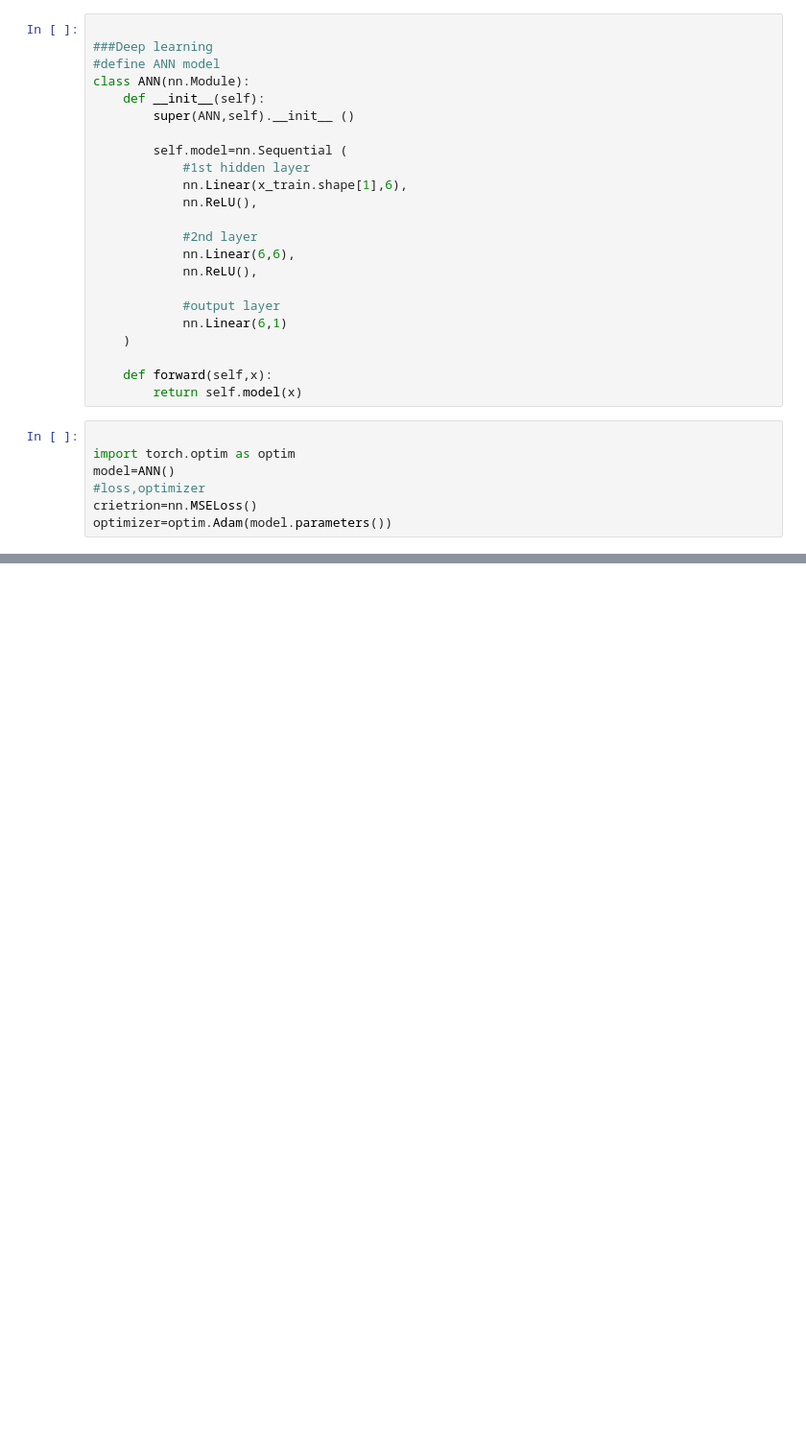
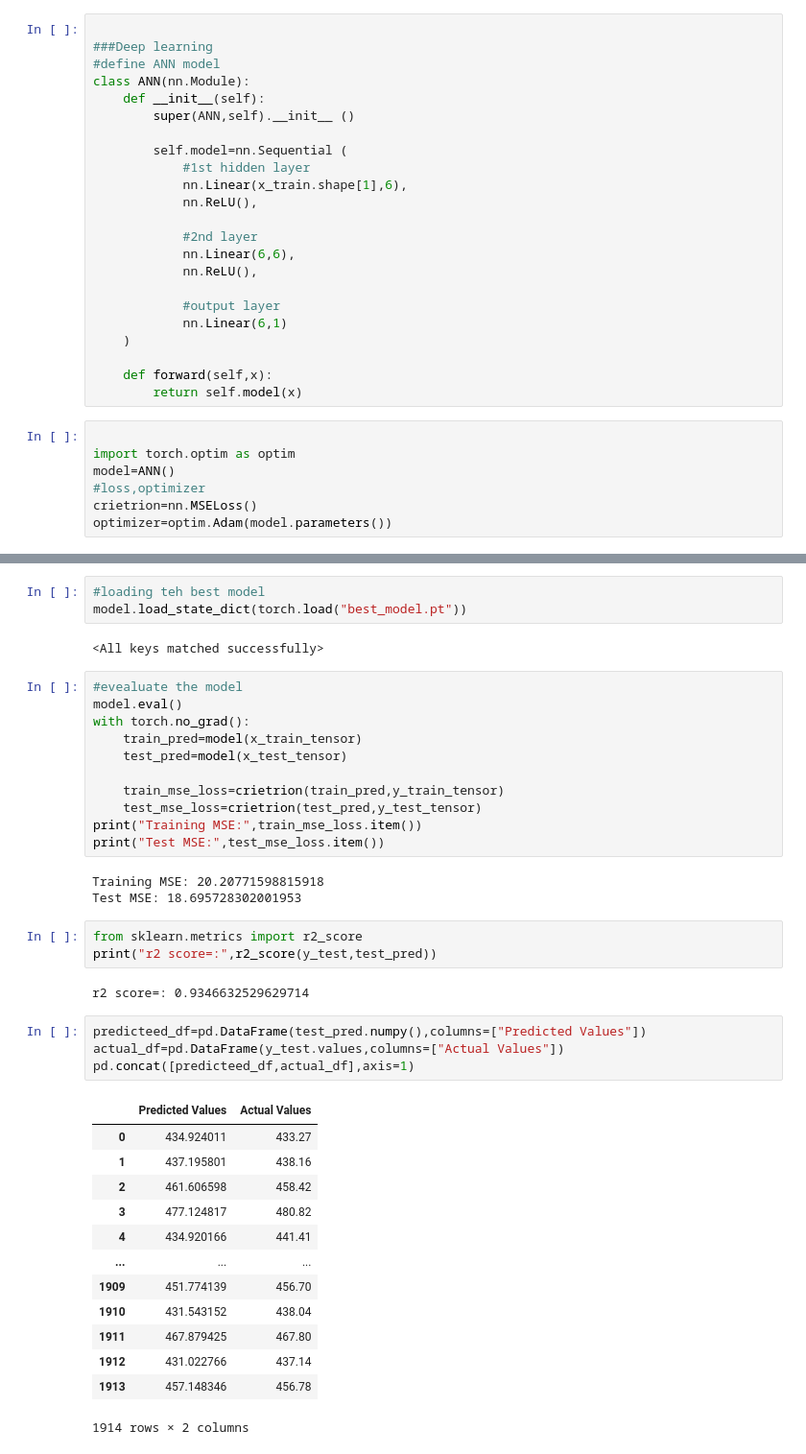
Before and after one commit to Pushkaraj-R-Jagatap/AIML_Learning, a Jupyter notebook: DeepLearning/ANN_regression.ipynb, the cells around one changed output, grey strips where cells are left out. Shown at 96% size. Saved outputs shown, nothing was run; the diff lists cells and outputs as text; blank space fills up the shorter version.

```diff
--- a/DeepLearning/ANN_regression.ipynb
+++ b/DeepLearning/ANN_regression.ipynb
@@ -180,0 +187,42 @@ plt.legend()
+# %%
+#loading teh best model
+model.load_state_dict(torch.load("best_model.pt"))
+# %% [output]
+<All keys matched successfully>
+# %%
+#evealuate the model
+model.eval()
+with torch.no_grad():
+    train_pred=model(x_train_tensor)
+    test_pred=model(x_test_tensor)
+
+    train_mse_loss=crietrion(train_pred,y_train_tensor)
+    test_mse_loss=crietrion(test_pred,y_test_tensor)
+print("Training MSE:",train_mse_loss.item())
+print("Test MSE:",test_mse_loss.item())
+# %% [output]
+Training MSE: 20.20771598815918
+Test MSE: 18.695728302001953
+# %%
+from sklearn.metrics import r2_score
+print("r2 score=:",r2_score(y_test,test_pred))
+# %% [output]
+r2 score=: 0.9346632529629714
+# %%
+predicteed_df=pd.DataFrame(test_pred.numpy(),columns=["Predicted Values"])
+actual_df=pd.DataFrame(y_test.values,columns=["Actual Values"])
+pd.concat([predicteed_df,actual_df],axis=1)
+# %% [output]
+|  | Predicted Values | Actual Values |
+| 0 | 434.924011 | 433.27 |
+| 1 | 437.195801 | 438.16 |
+| 2 | 461.606598 | 458.42 |
+| 3 | 477.124817 | 480.82 |
+| 4 | 434.920166 | 441.41 |
+| ... | ... | ... |
+| 1909 | 451.774139 | 456.70 |
+| 1910 | 431.543152 | 438.04 |
+| 1911 | 467.879425 | 467.80 |
+| 1912 | 431.022766 | 437.14 |
+| 1913 | 457.148346 | 456.78 |
+1914 rows × 2 columns
```
Also changed, not shown: parts of 2 cells of this notebook.
